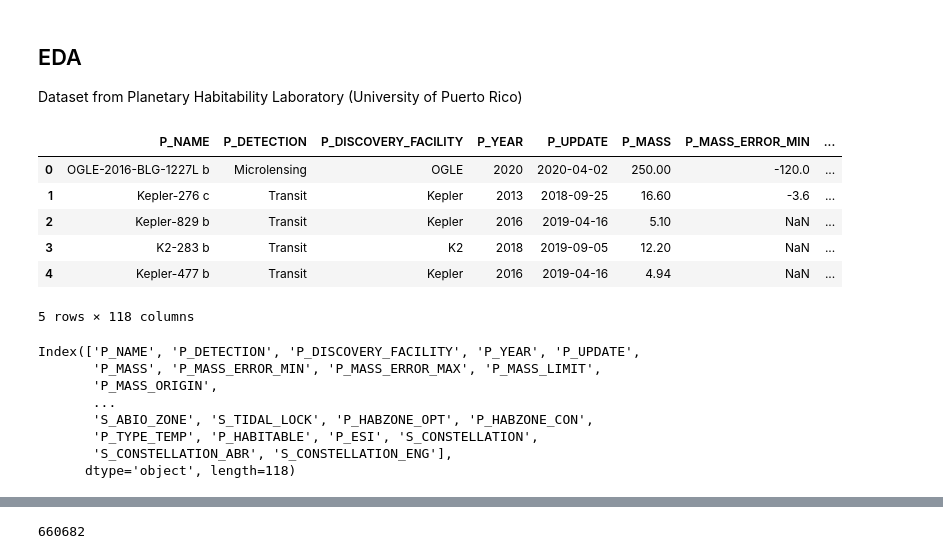
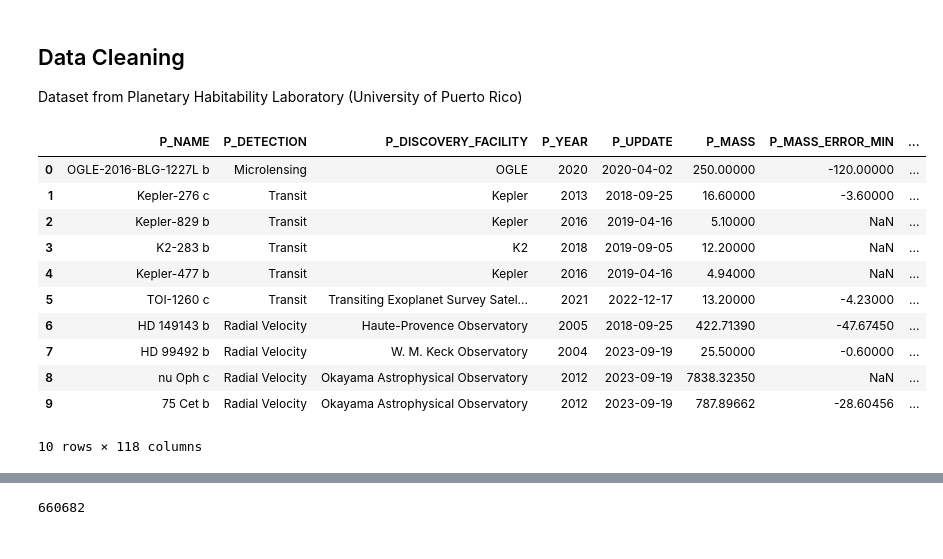
Before and after one commit to Atakamoto/Exoplanet-Habitability-Evaluator, a Jupyter notebook: ExoplanetHabitabilityEvaluator.ipynb, the cells around one changed output, grey strips where cells are left out. Drawn from its saved outputs; the diff is of its cells as text; code cells hidden in the pictures.

```diff
--- a/ExoplanetHabitabilityEvaluator.ipynb
+++ b/ExoplanetHabitabilityEvaluator.ipynb
@@ -3,7 +3,7 @@ import pandas as pd
 import matplotlib.pyplot as plt
 import seaborn as sns
 # %% [markdown]
-## EDA
+## Data Cleaning
 Dataset from Planetary Habitability Laboratory (University of Puerto Rico)
 # %%
 file_path = 'data/hwc.csv'
@@ -11,21 +11,15 @@ df = pd.read_csv(file_path)
-# %%
-df.head()
-# %% [output]
-|  | P_NAME | P_DETECTION | P_DISCOVERY_FACILITY | P_YEAR | P_UPDATE | P_MASS | P_MASS_ERROR_MIN | ... |
-| 0 | OGLE-2016-BLG-1227L b | Microlensing | OGLE | 2020 | 2020-04-02 | 250.00 | -120.0 | ... |
-| 1 | Kepler-276 c | Transit | Kepler | 2013 | 2018-09-25 | 16.60 | -3.6 | ... |
-| 2 | Kepler-829 b | Transit | Kepler | 2016 | 2019-04-16 | 5.10 | NaN | ... |
-| 3 | K2-283 b | Transit | K2 | 2018 | 2019-09-05 | 12.20 | NaN | ... |
-| 4 | Kepler-477 b | Transit | Kepler | 2016 | 2019-04-16 | 4.94 | NaN | ... |
-5 rows × 118 columns
-# %%
-df.columns
-# %% [output]
-Index(['P_NAME', 'P_DETECTION', 'P_DISCOVERY_FACILITY', 'P_YEAR', 'P_UPDATE',
-       'P_MASS', 'P_MASS_ERROR_MIN', 'P_MASS_ERROR_MAX', 'P_MASS_LIMIT',
-       'P_MASS_ORIGIN',
-       ...
-       'S_ABIO_ZONE', 'S_TIDAL_LOCK', 'P_HABZONE_OPT', 'P_HABZONE_CON',
-       'P_TYPE_TEMP', 'P_HABITABLE', 'P_ESI', 'S_CONSTELLATION',
-       'S_CONSTELLATION_ABR', 'S_CONSTELLATION_ENG'],
-      dtype='object', length=118)
+# %%
+exoplanets.head(10)
+# %% [output]
+|  | P_NAME | P_DETECTION | P_DISCOVERY_FACILITY | P_YEAR | P_UPDATE | P_MASS | P_MASS_ERROR_MIN | ... |
+| 0 | OGLE-2016-BLG-1227L b | Microlensing | OGLE | 2020 | 2020-04-02 | 250.00000 | -120.00000 | ... |
+| 1 | Kepler-276 c | Transit | Kepler | 2013 | 2018-09-25 | 16.60000 | -3.60000 | ... |
+| 2 | Kepler-829 b | Transit | Kepler | 2016 | 2019-04-16 | 5.10000 | NaN | ... |
+| 3 | K2-283 b | Transit | K2 | 2018 | 2019-09-05 | 12.20000 | NaN | ... |
+| 4 | Kepler-477 b | Transit | Kepler | 2016 | 2019-04-16 | 4.94000 | NaN | ... |
+| 5 | TOI-1260 c | Transit | Transiting Exoplanet Survey Satel... | 2021 | 2022-12-17 | 13.20000 | -4.23000 | ... |
+| 6 | HD 149143 b | Radial Velocity | Haute-Provence Observatory | 2005 | 2018-09-25 | 422.71390 | -47.67450 | ... |
+| 7 | HD 99492 b | Radial Velocity | W. M. Keck Observatory | 2004 | 2023-09-19 | 25.50000 | -0.60000 | ... |
+| 8 | nu Oph c | Radial Velocity | Okayama Astrophysical Observatory | 2012 | 2023-09-19 | 7838.32350 | NaN | ... |
+| 9 | 75 Cet b | Radial Velocity | Okayama Astrophysical Observatory | 2012 | 2023-09-19 | 787.89662 | -28.60456 | ... |
+10 rows × 118 columns
```
Also changed, not shown: parts of 18 cells of this notebook.
